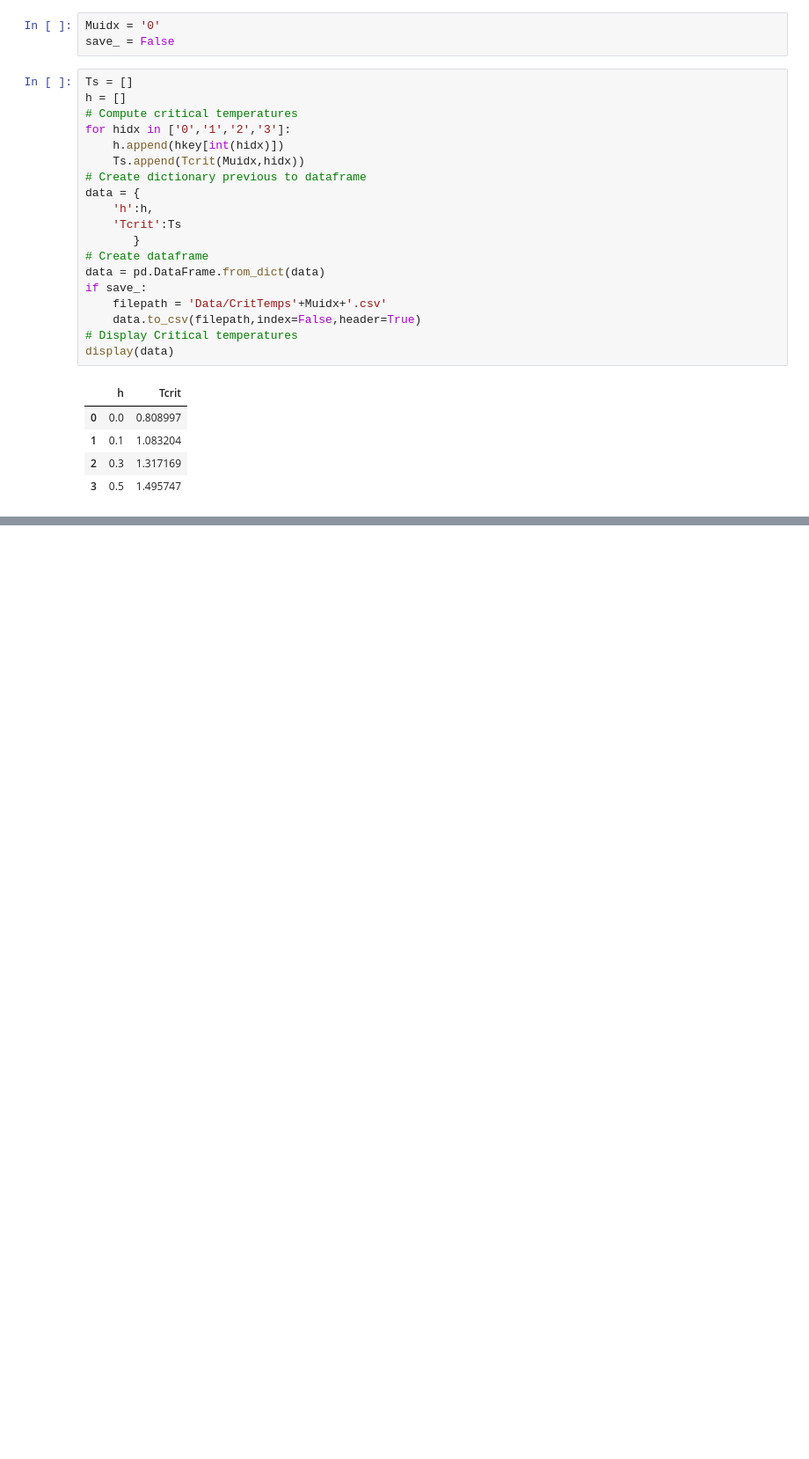
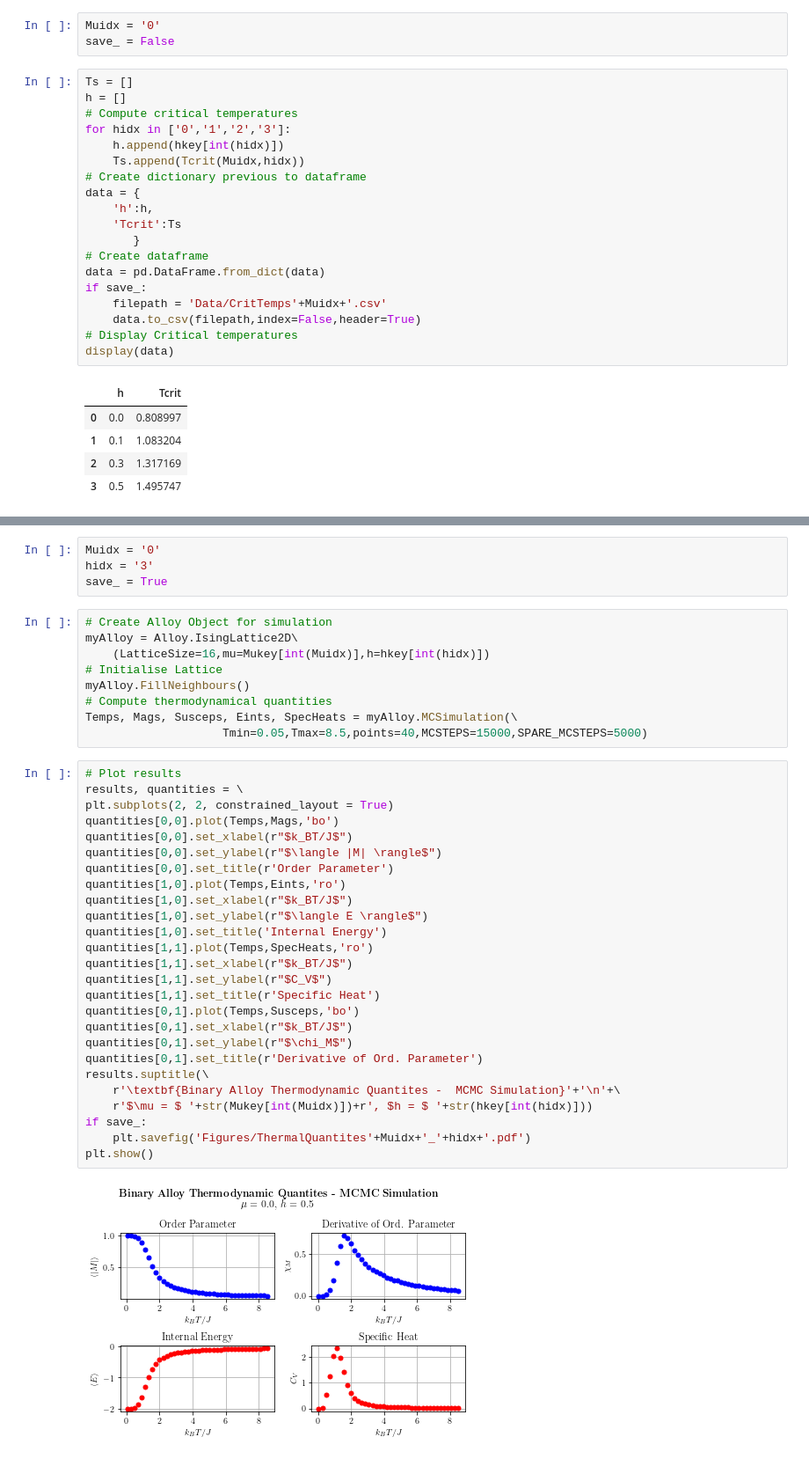
Before and after one commit to DiegoHerrera262/InvTeorData, a Jupyter notebook: ProjectDataProcessing.ipynb, the cells around one changed output, grey strips where cells are left out. Shown at 88% size. Cells and saved outputs as stored; diff of their text form; blank space fills up the shorter version.

Commit message:
Computed Int. Energy, Susceptibility and Specific heat

```diff
--- a/ProjectDataProcessing.ipynb
+++ b/ProjectDataProcessing.ipynb
@@ -608,0 +629,41 @@ These are astonishing results that were not expected from mean field calculation
+# %%
+Muidx = '0'
+hidx = '3'
+save_ = True
+# %%
+# Create Alloy Object for simulation
+myAlloy = Alloy.IsingLattice2D\
+    (LatticeSize=16,mu=Mukey[int(Muidx)],h=hkey[int(hidx)])
+# Initialise Lattice
+myAlloy.FillNeighbours()
+# Compute thermodynamical quantities
+Temps, Mags, Susceps, Eints, SpecHeats = myAlloy.MCSimulation(\
+                    Tmin=0.05,Tmax=8.5,points=40,MCSTEPS=15000,SPARE_MCSTEPS=5000)
+# %%
+# Plot results
+results, quantities = \
+plt.subplots(2, 2, constrained_layout = True)
+quantities[0,0].plot(Temps,Mags,'bo')
+quantities[0,0].set_xlabel(r"$k_BT/J$")
+quantities[0,0].set_ylabel(r"$\langle |M| \rangle$")
+quantities[0,0].set_title(r'Order Parameter')
+quantities[1,0].plot(Temps,Eints,'ro')
+quantities[1,0].set_xlabel(r"$k_BT/J$")
+quantities[1,0].set_ylabel(r"$\langle E \rangle$")
+quantities[1,0].set_title('Internal Energy')
+quantities[1,1].plot(Temps,SpecHeats,'ro')
+quantities[1,1].set_xlabel(r"$k_BT/J$")
+quantities[1,1].set_ylabel(r"$C_V$")
+quantities[1,1].set_title(r'Specific Heat')
+quantities[0,1].plot(Temps,Susceps,'bo')
+quantities[0,1].set_xlabel(r"$k_BT/J$")
+quantities[0,1].set_ylabel(r"$\chi_M$")
+quantities[0,1].set_title(r'Derivative of Ord. Parameter')
+results.suptitle(\
+    r'\textbf{Binary Alloy Thermodynamic Quantites -  MCMC Simulation}'+'\n'+\
+    r'$\mu = $ '+str(Mukey[int(Muidx)])+r', $h = $ '+str(hkey[int(hidx)]))
+if save_:
+    plt.savefig('Figures/ThermalQuantites'+Muidx+'_'+hidx+'.pdf')
+plt.show()
+# %% [output]
+[figure, added]
```
Also changed, not shown: parts of 10 cells of this notebook, 16 other files.
